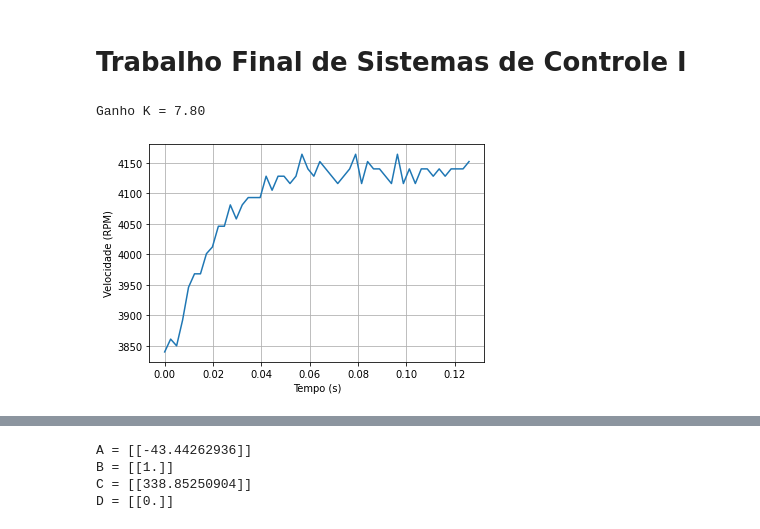
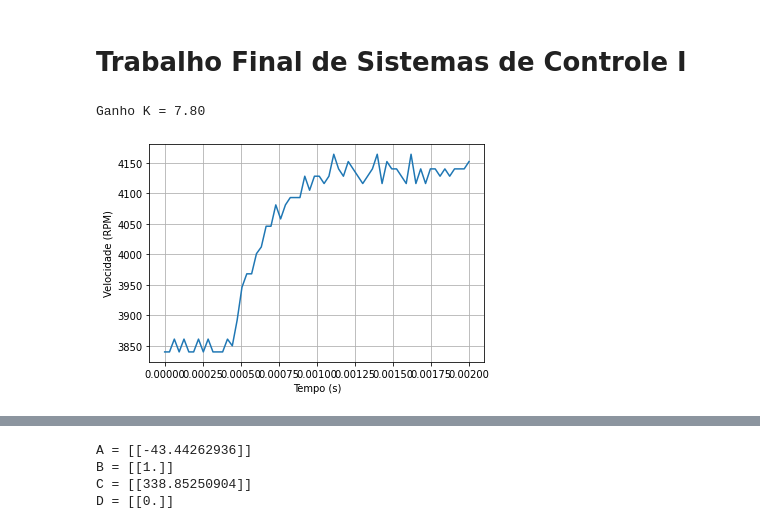
Before and after one commit to gregorimaia/Engenharia_Aeroespacial, a Jupyter notebook: Sistemas_de_Controle_Ajuste_de_Curva.ipynb, the cells around one changed output, grey strips where cells are left out. Saved outputs shown, nothing was run; the diff lists cells and outputs as text; code cells hidden in the pictures.

```diff
--- a/Sistemas_de_Controle_Ajuste_de_Curva.ipynb
+++ b/Sistemas_de_Controle_Ajuste_de_Curva.ipynb
@@ -9,31 +9,30 @@ import math
 # %%
 #Resultados experimentais iniciando em t = 0
 u1 = 400;
 u2 = 440; #degrau ocorreu em 0.024 s
 
-tempo = np.linspace(0,0.126,52);
+tempo = np.linspace(0,0.002,64);
 
-y = np.array([ 3840, 3861, 3850, 3892,
-              3946, 3968, 3968, 4001, 4012, 4046, 4046, 4081,
-              4058, 4081, 4093, 4093, 4093, 4128, 4105, 4128,
-              4128, 4116, 4128, 4164, 4140, 4128, 4152, 4140,
-              4128, 4116, 4128, 4140, 4164, 4116, 4152, 4140,
-              4140, 4128, 4116, 4164, 4116, 4140, 4116, 4140,
-              4140, 4128, 4140, 4128, 4140, 4140, 4140, 4152]);
+y=np.array([3840, 3840, 3861, 3840, 3861, 3840, 3840, 3861, 3840, 3861, 3840,
+            3840, 3840, 3861, 3850, 3892, 3946, 3968, 3968, 4001, 4012, 4046,
+            4046, 4081, 4058, 4081, 4093, 4093, 4093, 4128, 4105, 4128, 4128,
+            4116, 4128, 4164, 4140, 4128, 4152, 4140, 4128, 4116, 4128, 4140,
+            4164, 4116, 4152, 4140, 4140, 4128, 4116, 4164, 4116, 4140, 4116,
+            4140, 4140, 4128, 4140, 4128, 4140, 4140, 4140, 4152]);
 
 
 plt.plot(tempo,y);
 plt.xlabel('Tempo (s)')
 plt.ylabel('Velocidade (RPM)')
 plt.grid()
 #plt.title('Saída y para degrau de -0.1 na entrada, iniciando em t = 0.024 s')
 
 #Ganho:
 K = (y[-1]-y[0])/(u2-u1)
 print(f'Ganho K = {K:.2f}')
 # %% [output]
 Ganho K = 7.80
-[figure, old version]
+[figure, new version]
 # %%
 #Resultados experimentais a partir do impulso
 u1 = 400;
```
Also changed, not shown: parts of 3 cells of this notebook.
